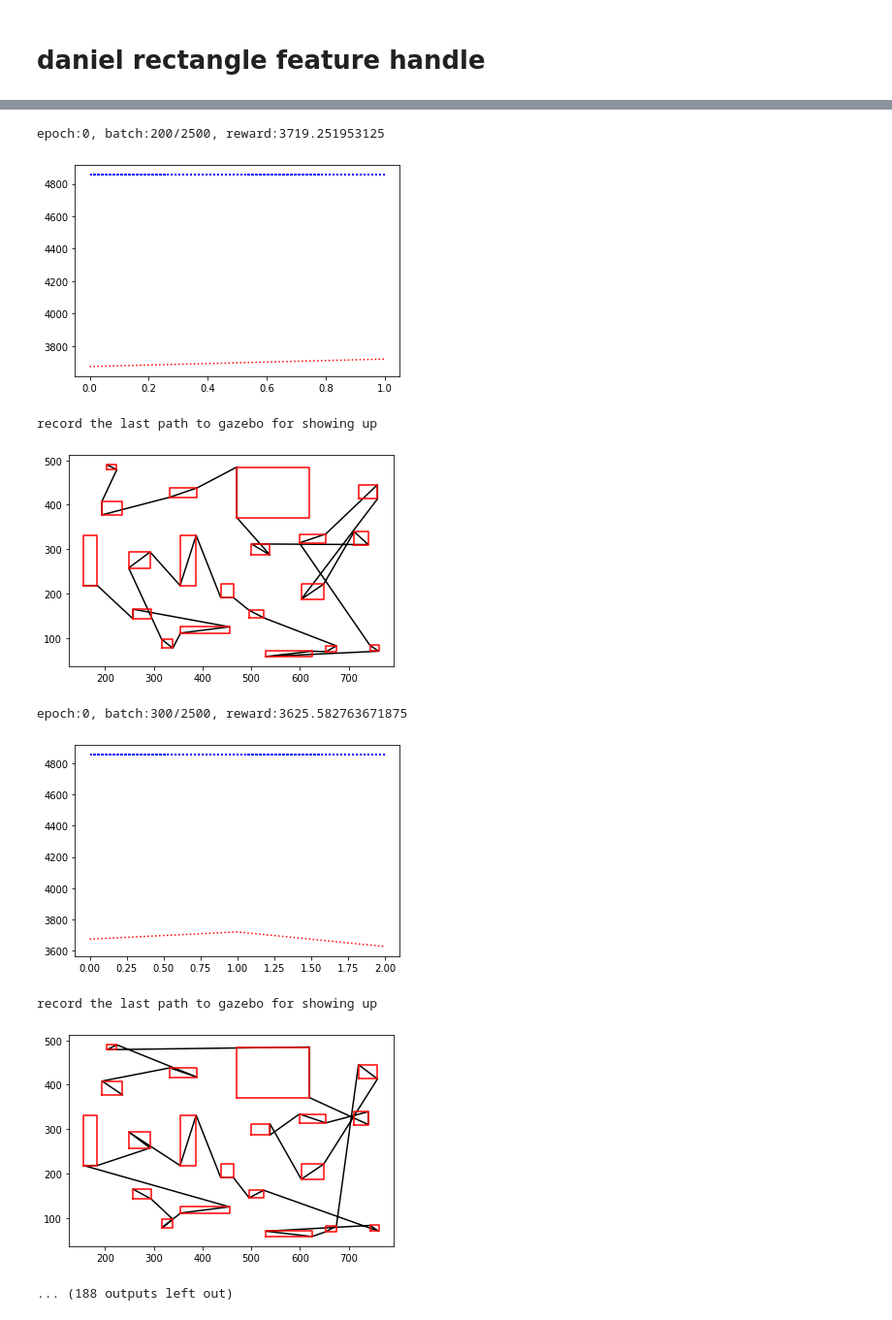
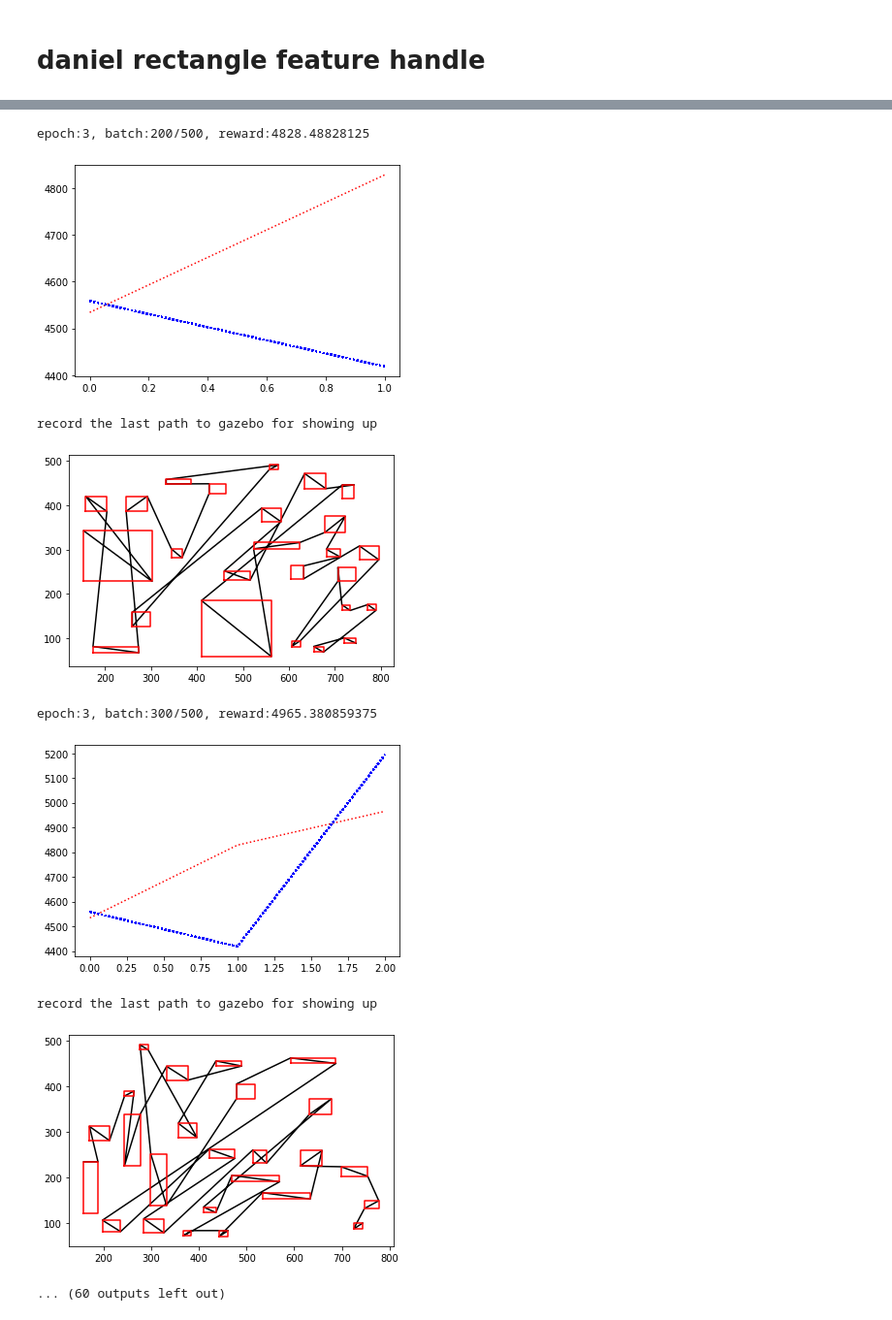
Before and after one commit to danny3125/single_board, a Jupyter notebook: single_board_hybrid/main_training.ipynb, the cells around one changed output, grey strips where cells are left out. Shown at 97% size. Saved outputs shown, nothing was run; the diff lists cells and outputs as text; code cells hidden in the pictures.

```diff
--- a/single_board_hybrid/main_training.ipynb
+++ b/single_board_hybrid/main_training.ipynb
@@ -369,16 +368,16 @@ each one have initial parameters and the forward part,
 once we have the forward part, the back propagation will
 finished automatically by pytorch
 '''
-size = 80
+size = 100
 TOL = 1e-3
 TINY = 1e-15
 learning_rate = 1e-4   #learning rate
 B = 256             #batch size
 B_valLoop = 20
-steps = 2500
+steps = 500
 n_epoch = 100       # epochs
 size_rec = int(size/4)
-map_number = 3
+map_number = 6
 record_actor = []
 record_critic = []
 
@@ -416,20 +415,17 @@ tot_time_ckpt = 0
 
 val_mean = []
 val_std = []
-maplist = ['10&15data/20_chips/20_AOI_test.json'
-          ,'10&15data/20_chips/20_AOI_test.json','10&15data/20_chips/20_AOI_test.json'\
+maplist = ['10&15data/25_chips/25_1.json'
+          ,'10&15data/25_chips/25_2.json','10&15data/25_chips/25_3.json'\
+          ,'10&15data/25_chips/25_4.json','10&15data/25_chips/25_5.json'\
+          ,'10&15data/25_chips/25_6.json'
           ]
-
-          # '10&15data/34_chips/34_4.json','10&15data/34_chips/34_5.json','10&15data/34_chips/mother_board.json',\
-
-          #'10&15data/30_chips/30_7.json','10&15data/30_chips/30_8.json'\
-          #'10&15data/20_chips/20_10.json'
 plot_performance_train = []
 plot_performance_baseline = []
 # recording the result of the resent epoch makes it available for future
 #*********************# Uncomment these lines to load the previous check point
-"""
-checkpoint_file = "checkpoint/mutimap_20.pkl"
+
+checkpoint_file = "checkpoint/checkpoint_22-02-17--20-40-50-n100-gpu0.pkl"
 checkpoint = torch.load(checkpoint_file, map_location=device)
 epoch_ckpt = checkpoint['epoch'] + 1
 tot_time_ckpt = checkpoint['tot_time']
@@ -440,7 +436,7 @@ Actor.load_state_dict(checkpoint['model_train'])
 optimizer.load_state_dict(checkpoint['optimizer'])
 
 print('Re-start training with saved checkpoint file={:s}\n  Checkpoint at epoch= {:d} and time={:.3f}min\n'.format(checkpoint_file,epoch_ckpt-1,tot_time_ckpt/60))
-"""
+
 
 #***********************# Uncomment these lines to load the previous check point
 
@@ -669,12 +668,12 @@ record the last path to gazebo for showing up
-epoch:0, batch:200/2500, reward:3719.251953125
+epoch:3, batch:200/500, reward:4828.48828125
-[figure, old version]
+[figure, new version]
 record the last path to gazebo for showing up
-[figure, old version]
+[figure, new version]
-epoch:0, batch:300/2500, reward:3625.582763671875
+epoch:3, batch:300/500, reward:4965.380859375
-[figure, old version]
+[figure, new version]
 record the last path to gazebo for showing up
-[figure, old version]
+[figure, new version]
-... (188 outputs left out)
+... (60 outputs left out)
 # %%
 import torch
 index = int(9.34)
```
Also changed, not shown: parts of 2 cells of this notebook, 35 other files.
